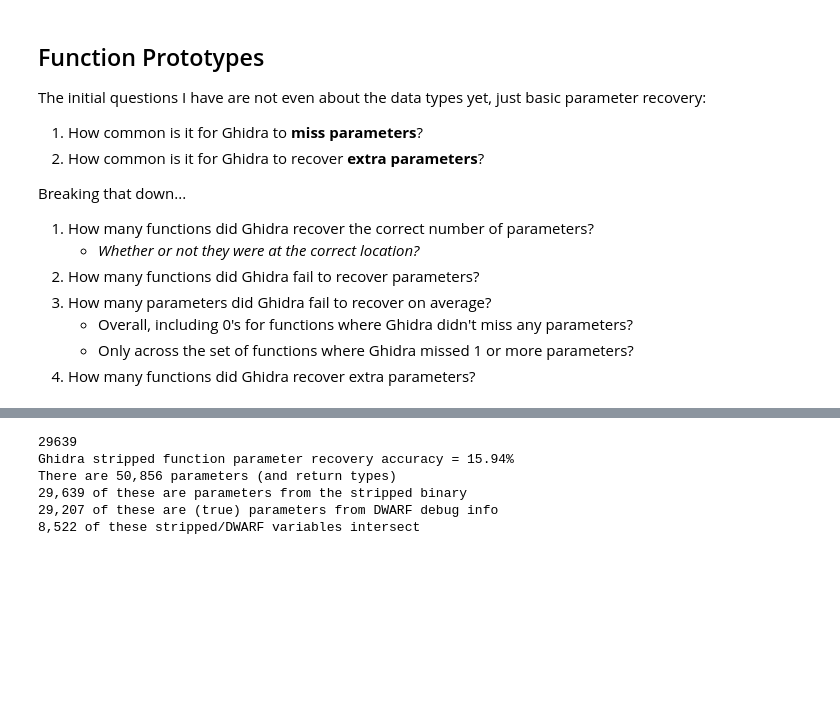
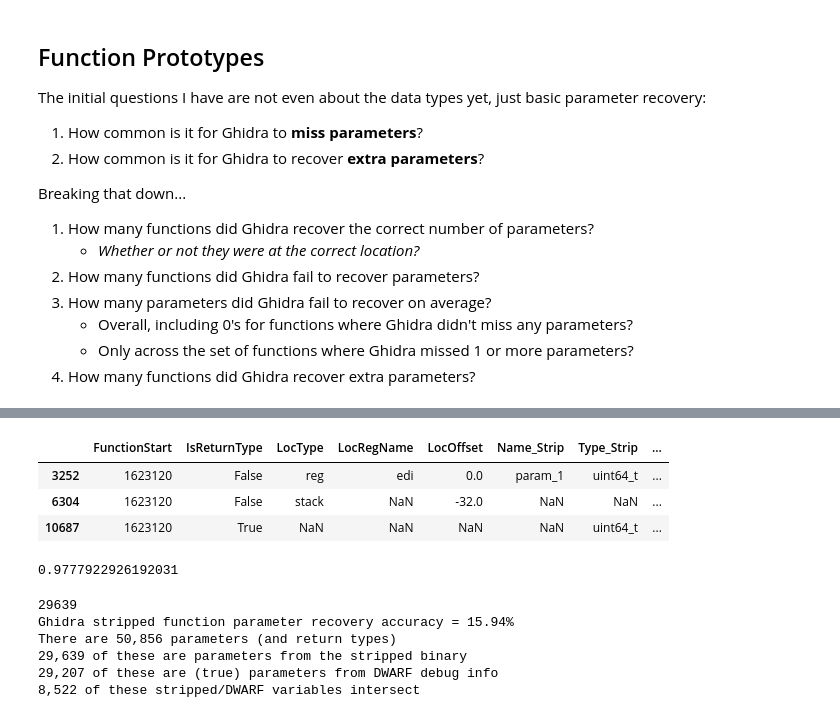
Before and after one commit to lasserre/datatype-recovery-experiments, a Jupyter notebook: notebooks/characterize_dataset.ipynb, the cells around one changed output, grey strips where cells are left out. Cells and saved outputs as stored; diff of their text form; code cells hidden in the pictures; blank space fills up the shorter version.

```diff
--- a/notebooks/characterize_dataset.ipynb
+++ b/notebooks/characterize_dataset.ipynb
@@ -249,3 +264,24 @@ strip_params[strip_params.FunctionStart==1071903]
+# %%
+
+# drop debug cols to make it more readable here
+strip_params.drop(['Name_Debug','Type_Debug','TypeCategory_Debug'],axis=1)\
+    [strip_params.FunctionStart==0x18c450]
+# %% [output]
+|  | FunctionStart | IsReturnType | LocType | LocRegName | LocOffset | Name_Strip | Type_Strip | ... |
+| 3252 | 1623120 | False | reg | edi | 0.0 | param_1 | uint64_t | ... |
+| 6304 | 1623120 | False | stack | NaN | -32.0 | NaN | NaN | ... |
+| 10687 | 1623120 | True | NaN | NaN | NaN | NaN | uint64_t | ... |
+# %%
+funcs_df[funcs_df.FunctionStart==1577959]
+#.sort_values('LocOffset')
+dwarf_stack_params = params_df[(params_df.LocType=='stack') & (~params_df.TypeCategory_DWARF.isna())]
+df = dwarf_stack_params[dwarf_stack_params.LocOffset < 0]
+df[df.BinaryId==0].groupby('FunctionStart').count().sort_values('LocType').reset_index().FunctionStart.apply(hex)
+df[df.BinaryId==0].groupby('FunctionStart').count().sort_values('LocType')
+len(df[df.BinaryId==0])/len(params_df[params_df.BinaryId==0])
+len(df[df.BinaryId==0])/len(dwarf_stack_params[dwarf_stack_params.BinaryId==0])
+# %% [output]
+0.9777922926192031
 # %%
 
 # if we don't ensure TypeCategory_DWARF is valid, we get several more hits because they are both
```
Also changed, not shown: parts of 11 cells of this notebook, 1 other file.
